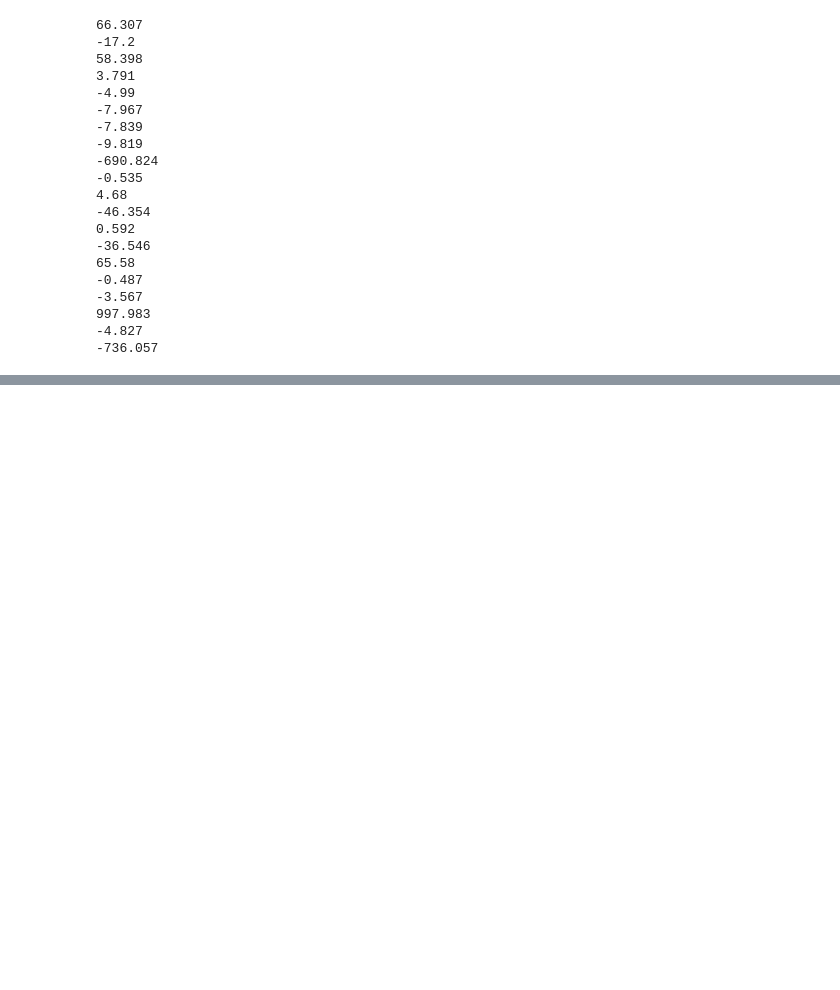
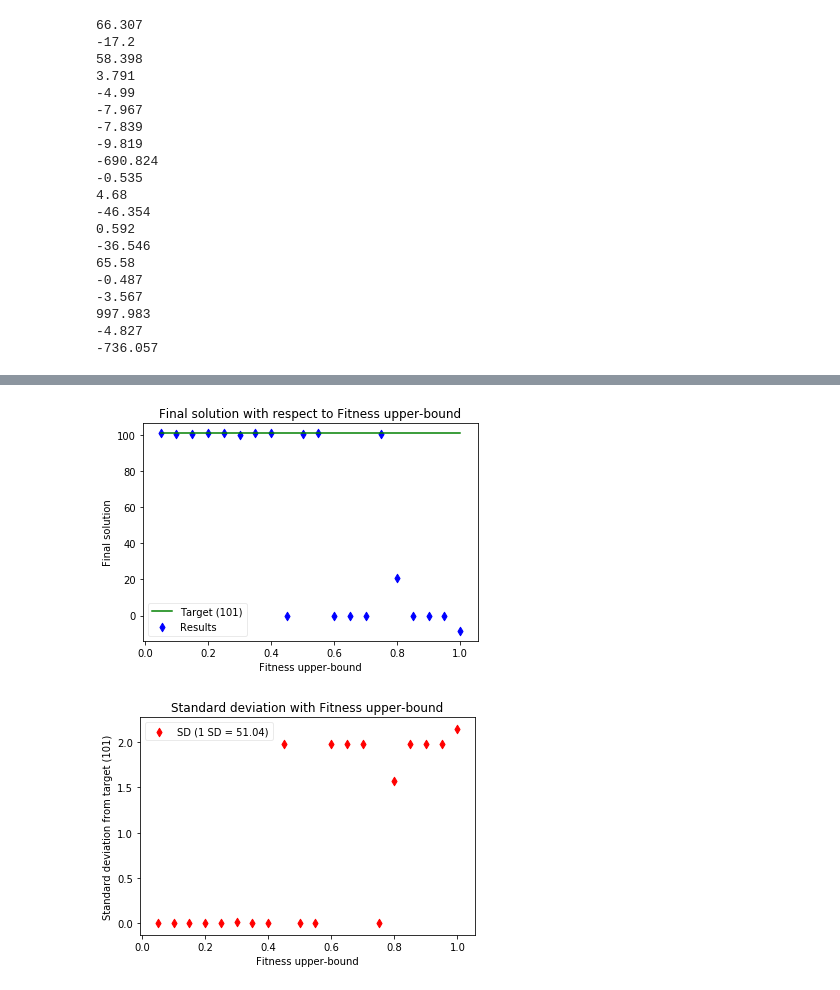
Before and after one commit to DTopping256/OT, a Jupyter notebook: problem1/geneticAlgorithms/geneticAlgorithm.ipynb, the cells around one changed output, grey strips where cells are left out. Saved outputs shown, nothing was run; the diff lists cells and outputs as text; code cells hidden in the pictures; blank space fills up the shorter version.

```diff
--- a/problem1/geneticAlgorithms/geneticAlgorithm.ipynb
+++ b/problem1/geneticAlgorithms/geneticAlgorithm.ipynb
@@ -258,0 +360,15 @@ Post culling pop overflow size:  1000
+# %%
+# CHange pop size default to 1000 as it seems more individuals is better from last test.
+POP_SIZE = 1000
+
+# Batch testing with fitness upper bound
+fub_results = []
+for f in range(20):
+    fitness_upper_bound = (f+1)*0.05
+    result = genetic_algorithm(POP_SIZE, EPOCHS, fitness_upper_bound, selection_func, CROSS_OVER_AMOUNT, MUTATION_CHANCE, SIGN_CHANGE_CHANCE)
+    fub_results.append({"x": fitness_upper_bound, "y": result[1]})
+
+plot_2d_batch_accuracy("Final solution", "Fitness upper-bound", 101, fub_results)
+# %% [output]
+[figure, added]
+[figure, added]
```
Also changed, not shown: parts of 18 cells of this notebook.
